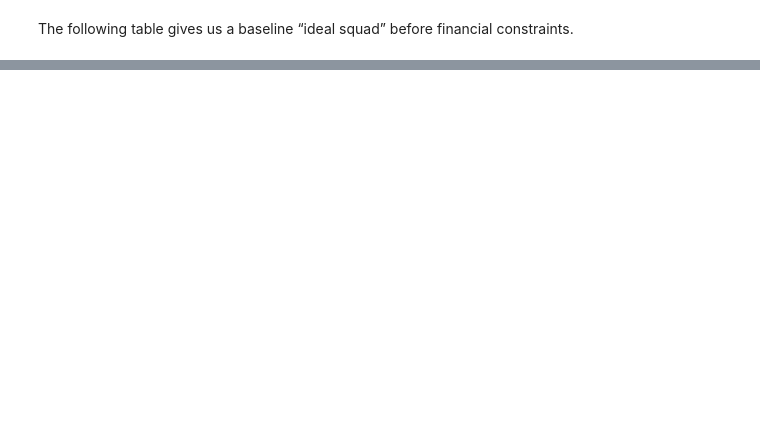
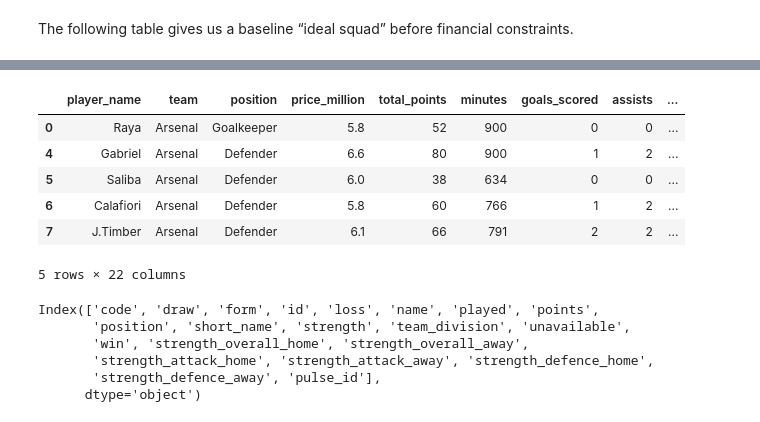
Before and after one commit to SamAbr/FPL-Squad-Selection, a Jupyter notebook: FPL.ipynb, the cells around one changed output, grey strips where cells are left out. Saved outputs shown, nothing was run; the diff lists cells and outputs as text; code cells hidden in the pictures; blank space fills up the shorter version.

```diff
--- a/FPL.ipynb
+++ b/FPL.ipynb
@@ -623,0 +717,19 @@ Objective (sum of points_per_90): 103.119
+# %%
+fpl_filtered.head()
+# %% [output]
+|  | player_name | team | position | price_million | total_points | minutes | goals_scored | assists | ... |
+| 0 | Raya | Arsenal | Goalkeeper | 5.8 | 52 | 900 | 0 | 0 | ... |
+| 4 | Gabriel | Arsenal | Defender | 6.6 | 80 | 900 | 1 | 2 | ... |
+| 5 | Saliba | Arsenal | Defender | 6.0 | 38 | 634 | 0 | 0 | ... |
+| 6 | Calafiori | Arsenal | Defender | 5.8 | 60 | 766 | 1 | 2 | ... |
+| 7 | J.Timber | Arsenal | Defender | 6.1 | 66 | 791 | 2 | 2 | ... |
+5 rows × 22 columns
+# %%
+teams_df.columns
+# %% [output]
+Index(['code', 'draw', 'form', 'id', 'loss', 'name', 'played', 'points',
+       'position', 'short_name', 'strength', 'team_division', 'unavailable',
+       'win', 'strength_overall_home', 'strength_overall_away',
+       'strength_attack_home', 'strength_attack_away', 'strength_defence_home',
+       'strength_defence_away', 'pulse_id'],
+      dtype='object')
```
Also changed, not shown: parts of 34 cells of this notebook.
